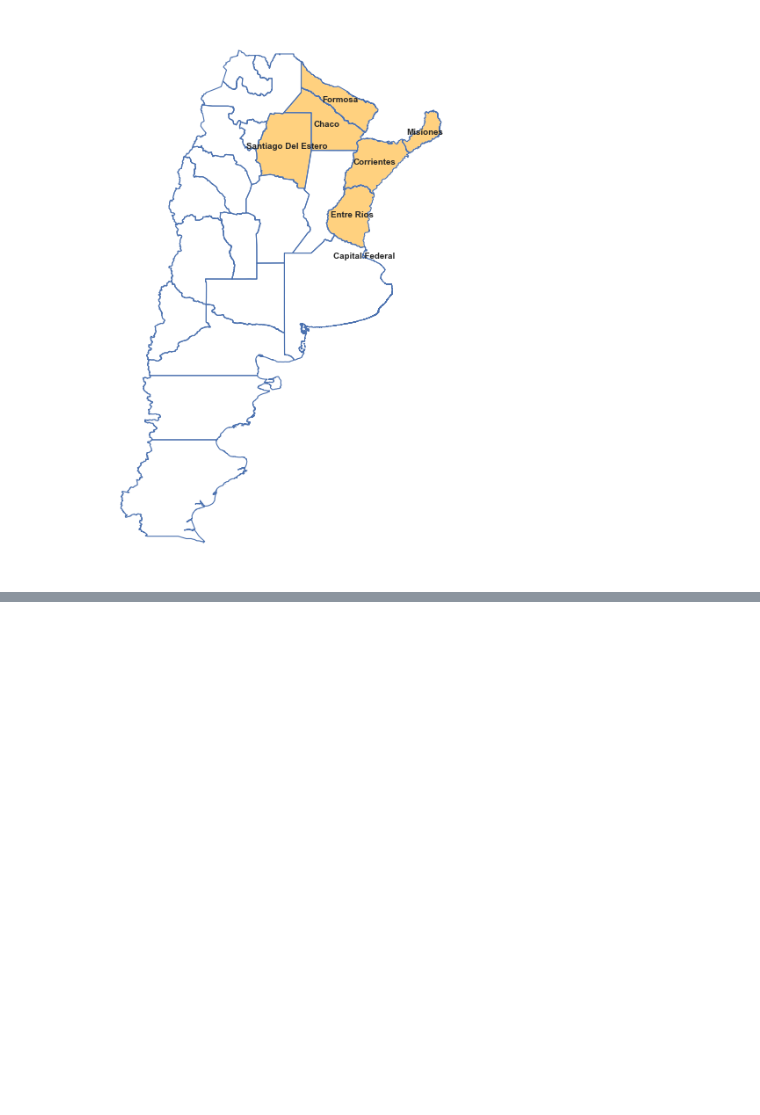
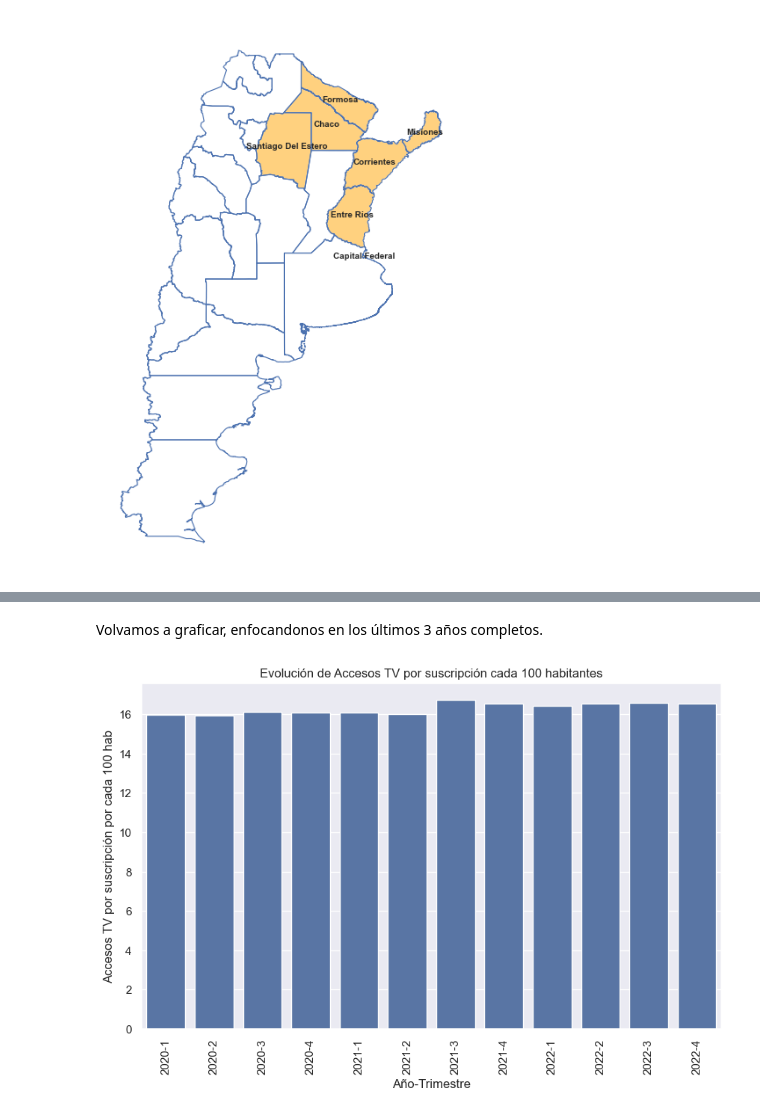
Before and after one commit to dsdrajlin/PI-DA-Telecomunicaciones, a Jupyter notebook: EDA2.ipynb, the cells around one changed output, grey strips where cells are left out. Cells and saved outputs as stored; diff of their text form; code cells hidden in the pictures; blank space fills up the shorter version.

```diff
--- a/EDA2.ipynb
+++ b/EDA2.ipynb
@@ -366,0 +457,19 @@ plt.show()
+# %%
+penetracion_totales_tv = penetracion_totales_tv[penetracion_totales_tv["Año"] > 2019]
+# %% [markdown]
+Volvamos a graficar, enfocandonos en los últimos 3 años completos.
+# %%
+# Configura el tamaño de la figura
+plt.figure(figsize=(10, 6))
+
+# Crea el gráfico de barras horizontales
+ax = sns.barplot(x="Año-Trimestre", y="Accesos TV por suscripción por cada 100 hab",
+                  data=penetracion_totales_tv)
+
+# Rotar las etiquetas del eje X en 90 grados
+ax.set_xticklabels(ax.get_xticklabels(), rotation=90)
+
+# Personaliza el título
+plt.title("Evolución de Accesos TV por suscripción cada 100 habitantes");
+# %% [output]
+[figure, added]
```
Also changed, not shown: parts of 37 cells of this notebook, 5 other files.
